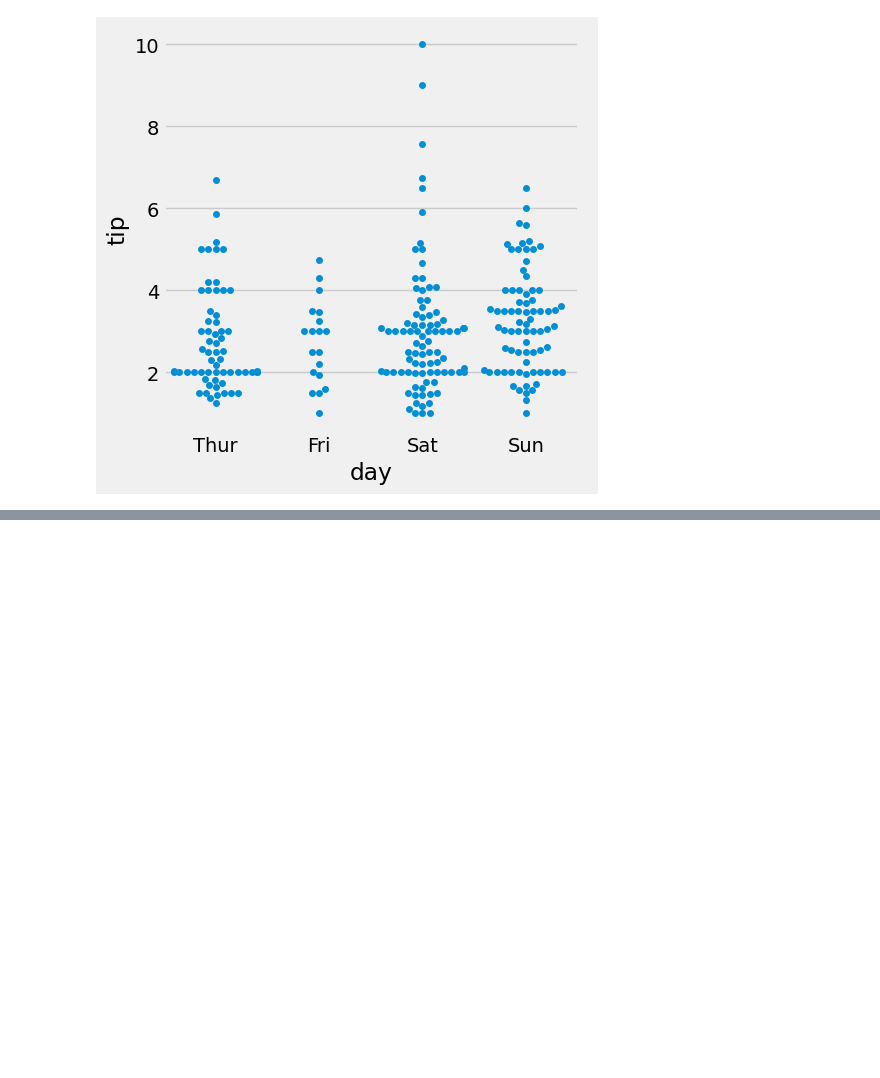
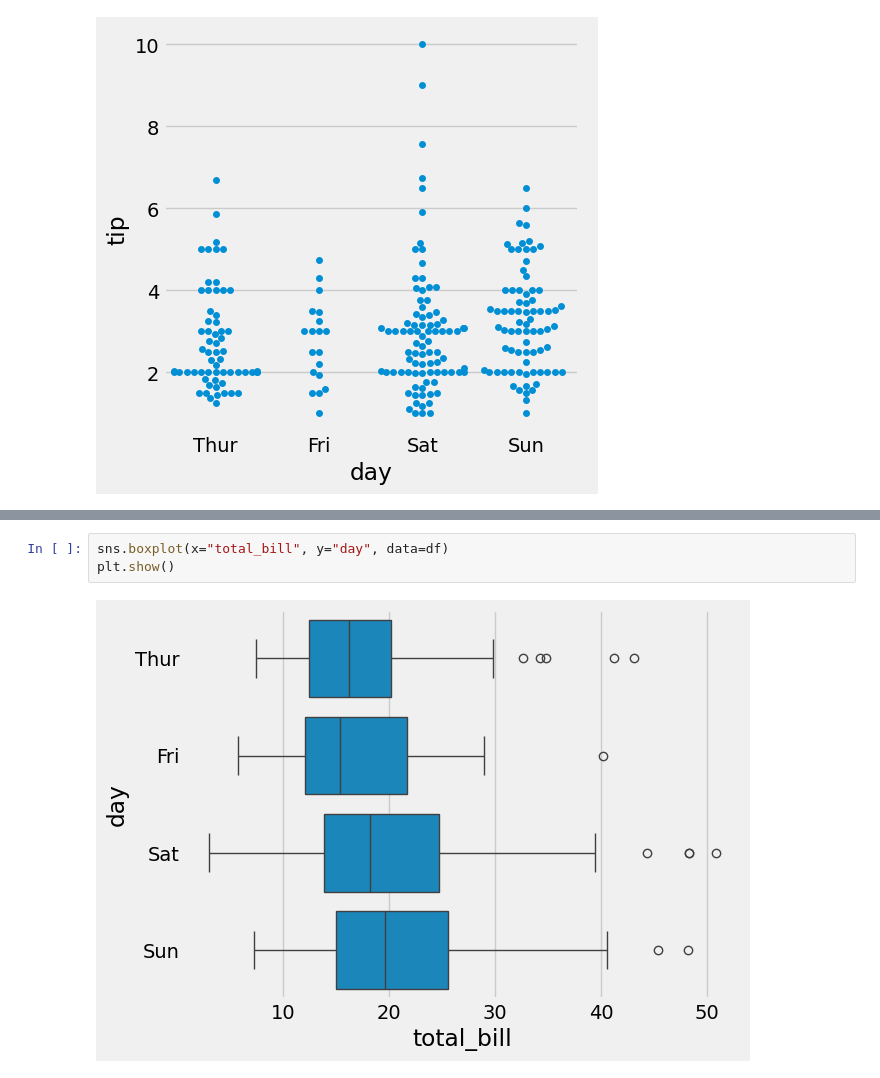
Before and after one commit to iamkanhaiyakumar/seaborn, a Jupyter notebook: 2seaborn.ipynb, the cells around one changed output, grey strips where cells are left out. Drawn from its saved outputs; the diff is of its cells as text; blank space fills up the shorter version.

```diff
--- a/2seaborn.ipynb
+++ b/2seaborn.ipynb
@@ -38,0 +72,5 @@ sns.catplot(x='day',y='tip', kind='swarm', data=tips)
+# %%
+sns.boxplot(x="total_bill", y="day", data=df)
+plt.show()
+# %% [output]
+[figure, added]
```
Also changed, not shown: parts of 10 cells of this notebook.
